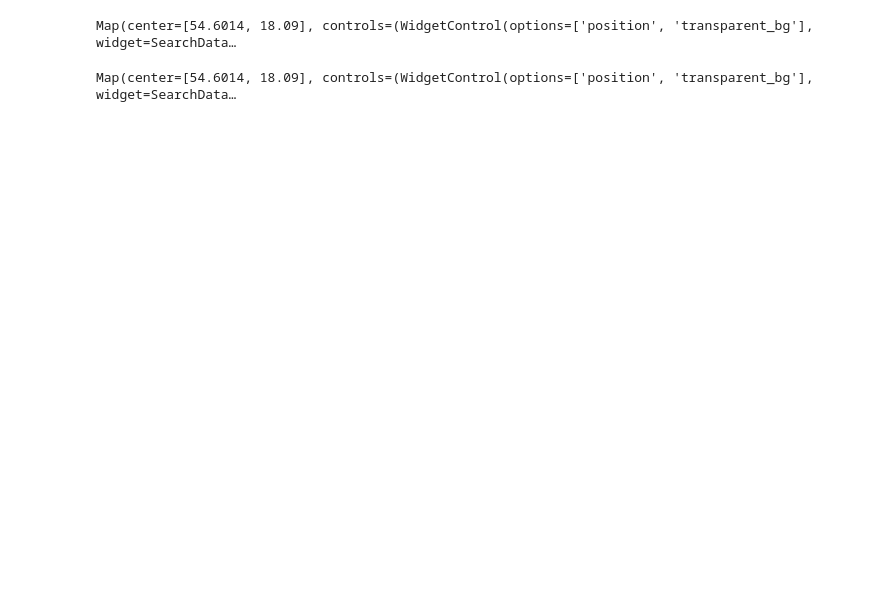
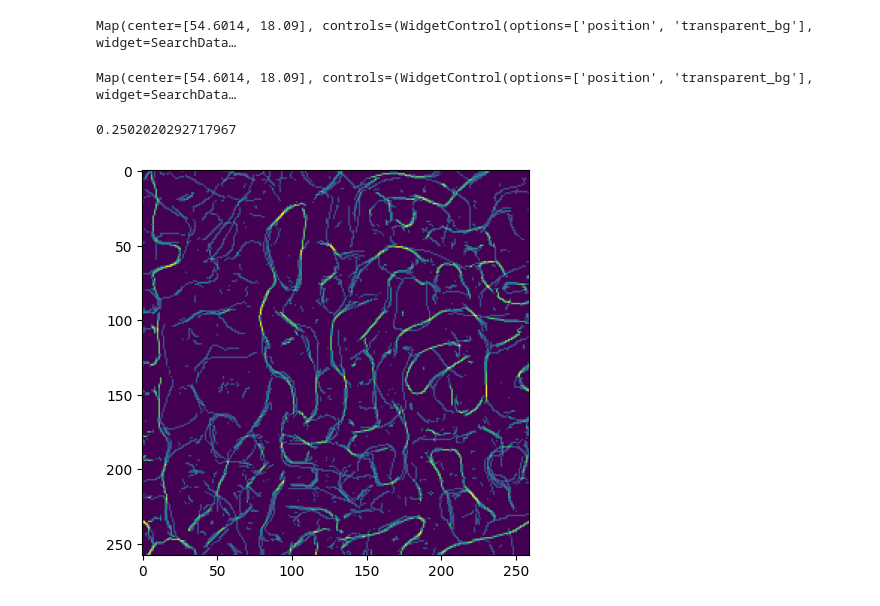
Before and after one commit to filipkorthals/UAVRoutePlanning, a Jupyter notebook: jupyter_notebooks/edges_detection_hysteresis_thresholding.ipynb, the cells around one changed output. Drawn from its saved outputs; the diff is of its cells as text; code cells hidden in the pictures; blank space fills up the shorter version.

Commit message:
getting canny layer as numpy array

```diff
--- a/jupyter_notebooks/edges_detection_hysteresis_thresholding.ipynb
+++ b/jupyter_notebooks/edges_detection_hysteresis_thresholding.ipynb
@@ -132,3 +167,24 @@ map = detector.run_fields_detection(['B4', 'B3', 'B2', 'B8'], [5, 30, 5, 30, 5,
 map
 # %% [output]
 Map(center=[54.6014, 18.09], controls=(WidgetControl(options=['position', 'transparent_bg'], widget=SearchData…
+# %%
+""" NUMPY VISUALISATION detection for RGB +  NIR"""
+
+longitude = 54.6014 # y
+latitude = 18.090 # x
+start_date = '2024-05-01'
+end_date = '2024-08-30'
+
+detector = FieldsDetector('2024-05-01', '2024-08-30', latitude, longitude)
+img_array = detector.get_fields_detection_as_numpy(['B4', 'B3', 'B2', 'B8'], [5, 30, 5, 30, 5, 30, 5, 30], 7, 10, 16)
+
+import matplotlib.pyplot as plt
+
+fig, axs = plt.subplots(1, 1, figsize=(5, 5))
+
+# Plot Image in an RGB Composite
+axs.imshow(img_array)
+plt.show()
+# %% [output]
+0.2502020292717967
+[figure, added]
```
Also changed, not shown: parts of 1 cell of this notebook.
